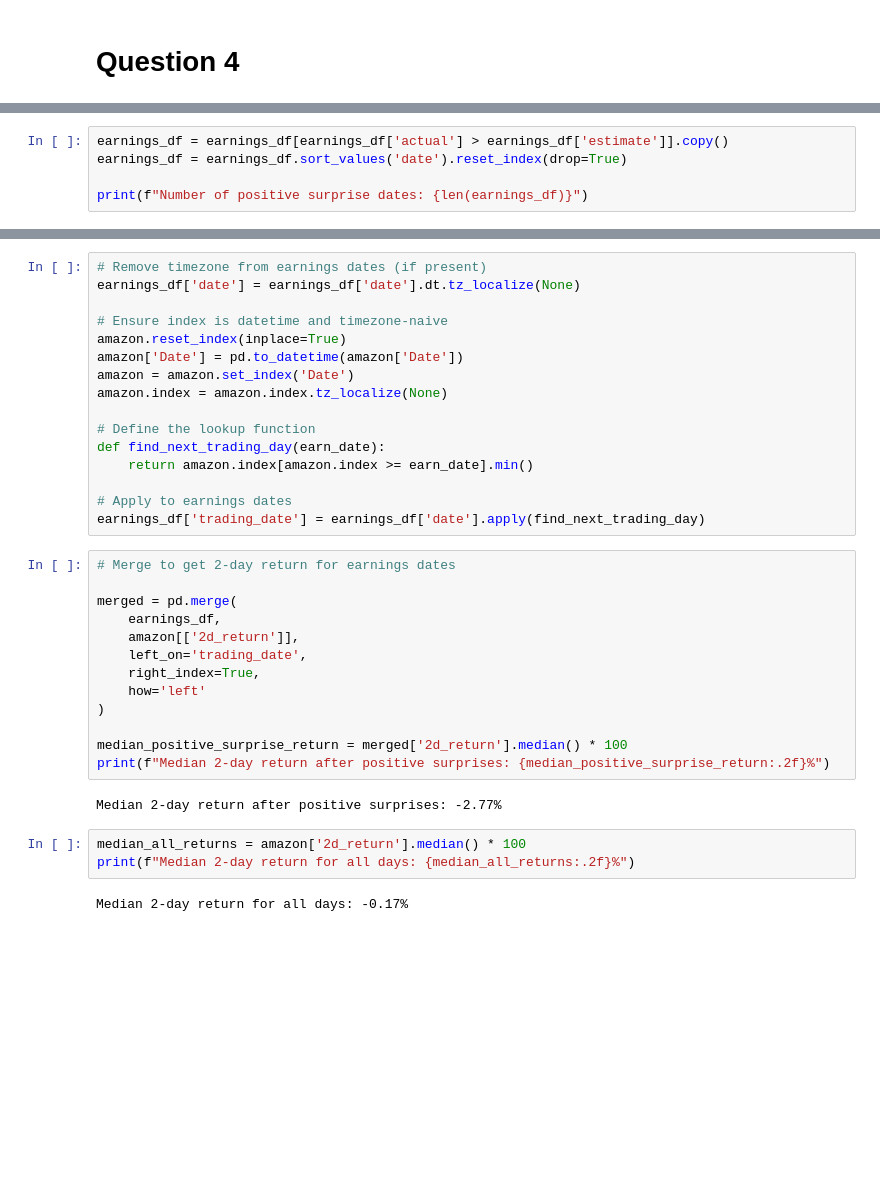
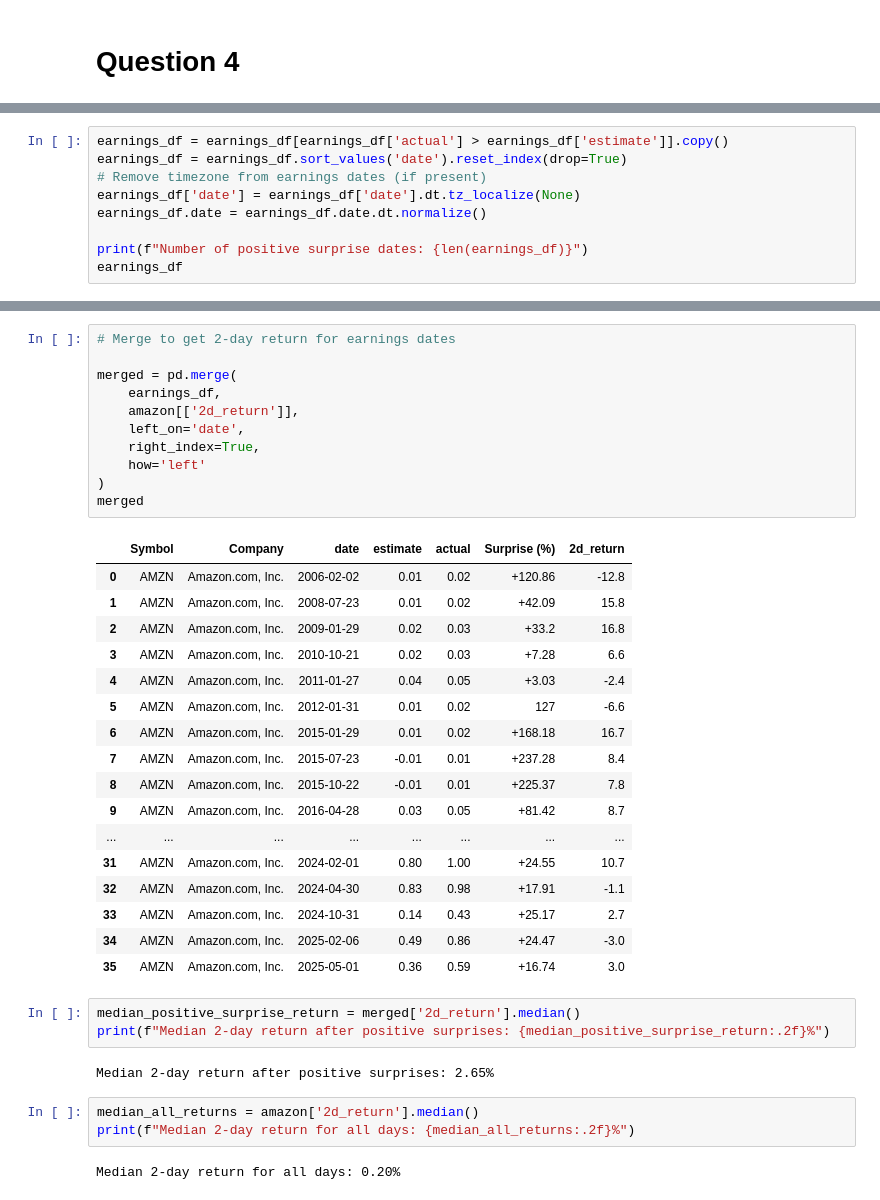
Before and after one commit to juanes-grimaldos/Zoomcamps-notes, a Jupyter notebook: src/Stock-Market-Analysis/module1/notes.ipynb, the cells around one changed output, grey strips where cells are left out. Cells and saved outputs as stored; diff of their text form; blank space fills up the shorter version.

```diff
--- a/src/Stock-Market-Analysis/module1/notes.ipynb
+++ b/src/Stock-Market-Analysis/module1/notes.ipynb
@@ -232,7 +339,11 @@ amazon
 # %%
 earnings_df = earnings_df[earnings_df['actual'] > earnings_df['estimate']].copy()
 earnings_df = earnings_df.sort_values('date').reset_index(drop=True)
+# Remove timezone from earnings dates (if present)
+earnings_df['date'] = earnings_df['date'].dt.tz_localize(None)
+earnings_df.date = earnings_df.date.dt.normalize()
 
 print(f"Number of positive surprise dates: {len(earnings_df)}")
+earnings_df
 # %% [output]
 Number of positive surprise dates: 36
@@ -239,36 +367,39 @@ Number of positive surprise dates: 36
-# %%
-# Remove timezone from earnings dates (if present)
-earnings_df['date'] = earnings_df['date'].dt.tz_localize(None)
-
-# Ensure index is datetime and timezone-naive
-amazon.reset_index(inplace=True)
-amazon['Date'] = pd.to_datetime(amazon['Date'])
-amazon = amazon.set_index('Date')
-amazon.index = amazon.index.tz_localize(None)
-
-# Define the lookup function
-def find_next_trading_day(earn_date):
-    return amazon.index[amazon.index >= earn_date].min()
-
-# Apply to earnings dates
-earnings_df['trading_date'] = earnings_df['date'].apply(find_next_trading_day)
 # %%
 # Merge to get 2-day return for earnings dates
 
 merged = pd.merge(
     earnings_df,
     amazon[['2d_return']],
-    left_on='trading_date',
+    left_on='date',
     right_index=True,
     how='left'
 )
-
-median_positive_surprise_return = merged['2d_return'].median() * 100
-print(f"Median 2-day return after positive surprises: {median_positive_surprise_return:.2f}%")
+merged
 # %% [output]
-Median 2-day return after positive surprises: -2.77%
+|  | Symbol | Company | date | estimate | actual | Surprise (%) | 2d_return |
+| 0 | AMZN | Amazon.com, Inc. | 2006-02-02 | 0.01 | 0.02 | +120.86 | -12.8 |
+| 1 | AMZN | Amazon.com, Inc. | 2008-07-23 | 0.01 | 0.02 | +42.09 | 15.8 |
+| 2 | AMZN | Amazon.com, Inc. | 2009-01-29 | 0.02 | 0.03 | +33.2 | 16.8 |
+| 3 | AMZN | Amazon.com, Inc. | 2010-10-21 | 0.02 | 0.03 | +7.28 | 6.6 |
+| 4 | AMZN | Amazon.com, Inc. | 2011-01-27 | 0.04 | 0.05 | +3.03 | -2.4 |
+| 5 | AMZN | Amazon.com, Inc. | 2012-01-31 | 0.01 | 0.02 | 127 | -6.6 |
+| 6 | AMZN | Amazon.com, Inc. | 2015-01-29 | 0.01 | 0.02 | +168.18 | 16.7 |
+| 7 | AMZN | Amazon.com, Inc. | 2015-07-23 | -0.01 | 0.01 | +237.28 | 8.4 |
+| 8 | AMZN | Amazon.com, Inc. | 2015-10-22 | -0.01 | 0.01 | +225.37 | 7.8 |
+| 9 | AMZN | Amazon.com, Inc. | 2016-04-28 | 0.03 | 0.05 | +81.42 | 8.7 |
+| ... | ... | ... | ... | ... | ... | ... | ... |
+| 31 | AMZN | Amazon.com, Inc. | 2024-02-01 | 0.80 | 1.00 | +24.55 | 10.7 |
+| 32 | AMZN | Amazon.com, Inc. | 2024-04-30 | 0.83 | 0.98 | +17.91 | -1.1 |
+| 33 | AMZN | Amazon.com, Inc. | 2024-10-31 | 0.14 | 0.43 | +25.17 | 2.7 |
+| 34 | AMZN | Amazon.com, Inc. | 2025-02-06 | 0.49 | 0.86 | +24.47 | -3.0 |
+| 35 | AMZN | Amazon.com, Inc. | 2025-05-01 | 0.36 | 0.59 | +16.74 | 3.0 |
+# %%
+median_positive_surprise_return = merged['2d_return'].median()
+print(f"Median 2-day return after positive surprises: {median_positive_surprise_return:.2f}%")
+# %% [output]
+Median 2-day return after positive surprises: 2.65%
 # %%
-median_all_returns = amazon['2d_return'].median() * 100
+median_all_returns = amazon['2d_return'].median()
 print(f"Median 2-day return for all days: {median_all_returns:.2f}%")
 # %% [output]
-Median 2-day return for all days: -0.17%
+Median 2-day return for all days: 0.20%
```
Also changed, not shown: parts of 15 cells of this notebook.
